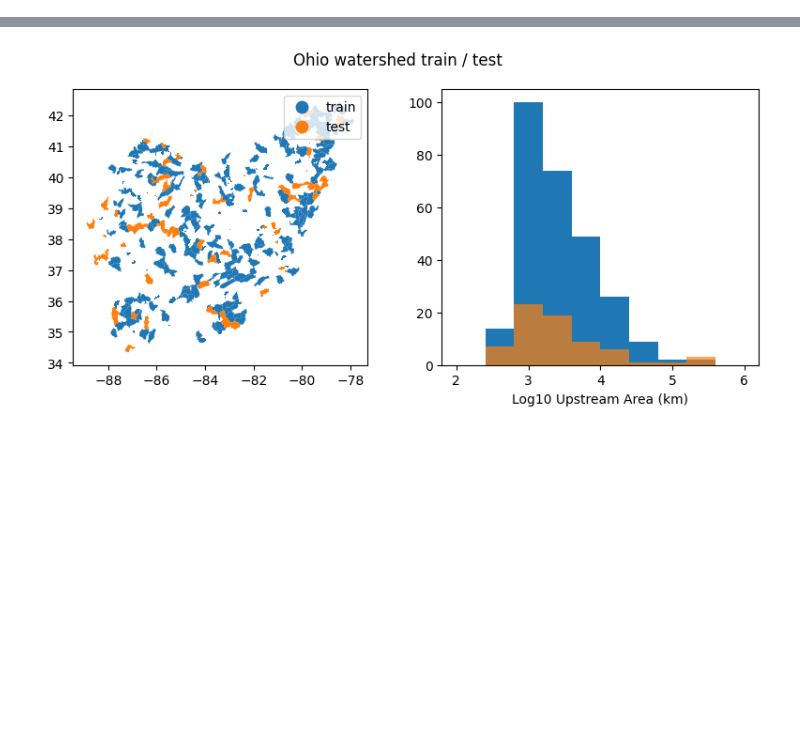
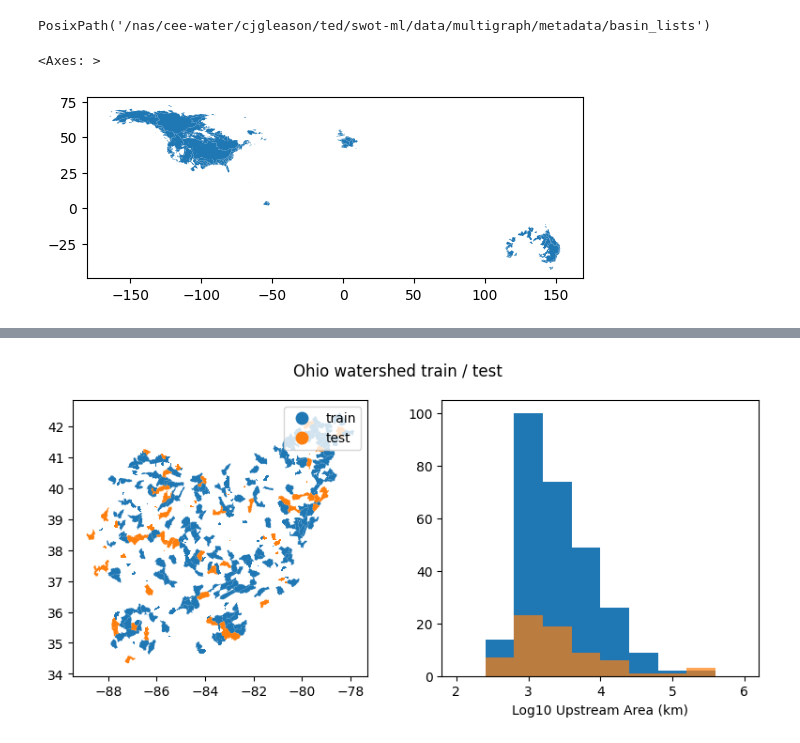
Before and after one commit to Fluvial-UMass/swot-ml, a Jupyter notebook: notebooks/reservoirs/preprocess/4_train_test_split.ipynb, the cells around one changed output, grey strips where cells are left out. Drawn from its saved outputs; the diff is of its cells as text; code cells hidden in the pictures; blank space fills up the shorter version.

Commit message:
working graph batches

```diff
--- a/notebooks/reservoirs/preprocess/4_train_test_split.ipynb
+++ b/notebooks/reservoirs/preprocess/4_train_test_split.ipynb
@@ -75,0 +130,4 @@ write_index_sites(all_sites, f'{basin}_all')
+# %%
+sites_dir
+# %% [output]
+PosixPath('/nas/cee-water/cjgleason/ted/swot-ml/data/multigraph/metadata/basin_lists')
@@ -76,3 +144,15 @@ write_index_sites(all_sites, f'{basin}_all')
+# %%
+def group_union(grp):
+    return grp.geometry.union_all()
+
+basin_geom = matchups.groupby('outlet_id').apply(group_union)
+# %%
+basin_geom = gpd.GeoDataFrame(basin_geom.rename('geometry'))
+# %%
+basin_geom.plot()
+# %% [output]
+<Axes: >
+[figure, added]
 # %%
 from matplotlib.colors import ListedColormap
 from matplotlib.patches import Patch
```
Also changed, not shown: parts of 14 cells of this notebook, 29 other files.
